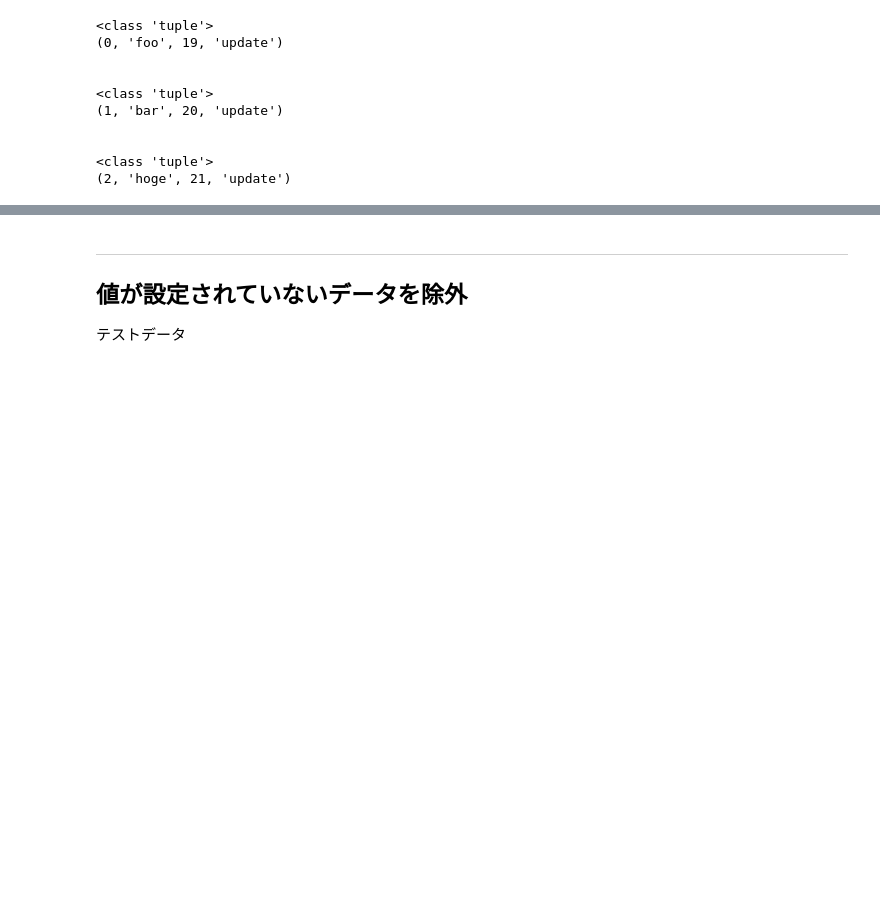
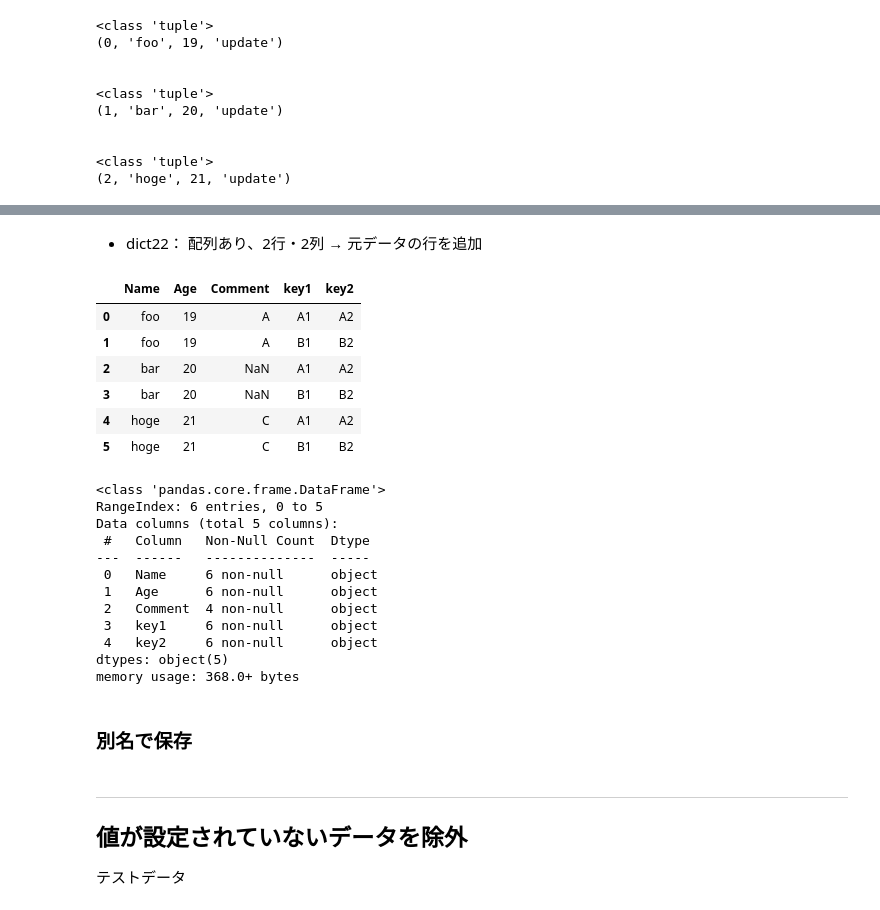
Before and after one commit to tsuyoi1064/notebook, a Jupyter notebook: HowTo/Pandas.ipynb, the cells around one changed output, grey strips where cells are left out. Saved outputs shown, nothing was run; the diff lists cells and outputs as text; code cells hidden in the pictures; blank space fills up the shorter version.

```diff
--- a/HowTo/Pandas.ipynb
+++ b/HowTo/Pandas.ipynb
@@ -475,0 +604,8 @@ for row in simple.itertuples(name=None):
+# %%
+dfnew = simple.copy()
+for index, row in dfnew.iterrows():
+    dfnew.at[index, 'key1'] = dict02['key1']
+    dfnew.at[index, 'key2'] = dict02['key2']
+
+display(dfnew)
+dfnew.info()
@@ -475,0 +631,8 @@ for row in simple.itertuples(name=None):
+# %%
+dfnew = simple.copy()
+for index, row in dfnew.iterrows():
+    for i in dict11:
+        dfnew.at[index, 'key1'] = i['key1']
+
+display(dfnew)
+dfnew.info()
@@ -475,0 +657,9 @@ for row in simple.itertuples(name=None):
+# %%
+dfnew = simple.copy()
+for index, row in dfnew.iterrows():
+    for i in dict12:
+        dfnew.at[index, 'key1'] = i['key1']
+        dfnew.at[index, 'key2'] = i['key2']
+
+display(dfnew)
+dfnew.info()
@@ -475,0 +685,12 @@ for row in simple.itertuples(name=None):
+# %%
+# 空のデータフレームを作成 → 行を追加
+dfnew = pd.DataFrame(columns=['Name', 'Age', 'Comment', 'key1'])
+
+# 元データを読込
+for index, row in simple.iterrows():
+    # 行を追加
+    for i in dict21:
+        dfnew = dfnew.append({'Name': row['Name'], 'Age': row['Age'], 'Comment': row['Comment'], 'key1': i['key1']}, ignore_index=True)
+
+display(dfnew)
+dfnew.info()
@@ -475,0 +716,32 @@ for row in simple.itertuples(name=None):
+# %% [markdown]
+- dict22： 配列あり、2行・2列 → 元データの行を追加
+# %%
+dfnew = pd.DataFrame(columns=['Name', 'Age', 'Comment', 'key1', 'key2'])
+for index, row in simple.iterrows():
+    for i in dict22:
+        dfnew = dfnew.append({'Name': row['Name'], 'Age': row['Age'], 'Comment': row['Comment'], 'key1': i['key1'], 'key2': i['key2']}, ignore_index=True)
+
+display(dfnew)
+dfnew.info()
+# %% [output]
+|  | Name | Age | Comment | key1 | key2 |
+| 0 | foo | 19 | A | A1 | A2 |
+| 1 | foo | 19 | A | B1 | B2 |
+| 2 | bar | 20 | NaN | A1 | A2 |
+| 3 | bar | 20 | NaN | B1 | B2 |
+| 4 | hoge | 21 | C | A1 | A2 |
+| 5 | hoge | 21 | C | B1 | B2 |
+<class 'pandas.core.frame.DataFrame'>
+RangeIndex: 6 entries, 0 to 5
+Data columns (total 5 columns):
+ #   Column   Non-Null Count  Dtype
+---  ------   --------------  -----
+ 0   Name     6 non-null      object
+ 1   Age      6 non-null      object
+ 2   Comment  4 non-null      object
+ 3   key1     6 non-null      object
+ 4   key2     6 non-null      object
+dtypes: object(5)
+memory usage: 368.0+ bytes
+# %% [markdown]
+### 別名で保存
```
Also changed, not shown: parts of 16 cells of this notebook, 3 other files.
